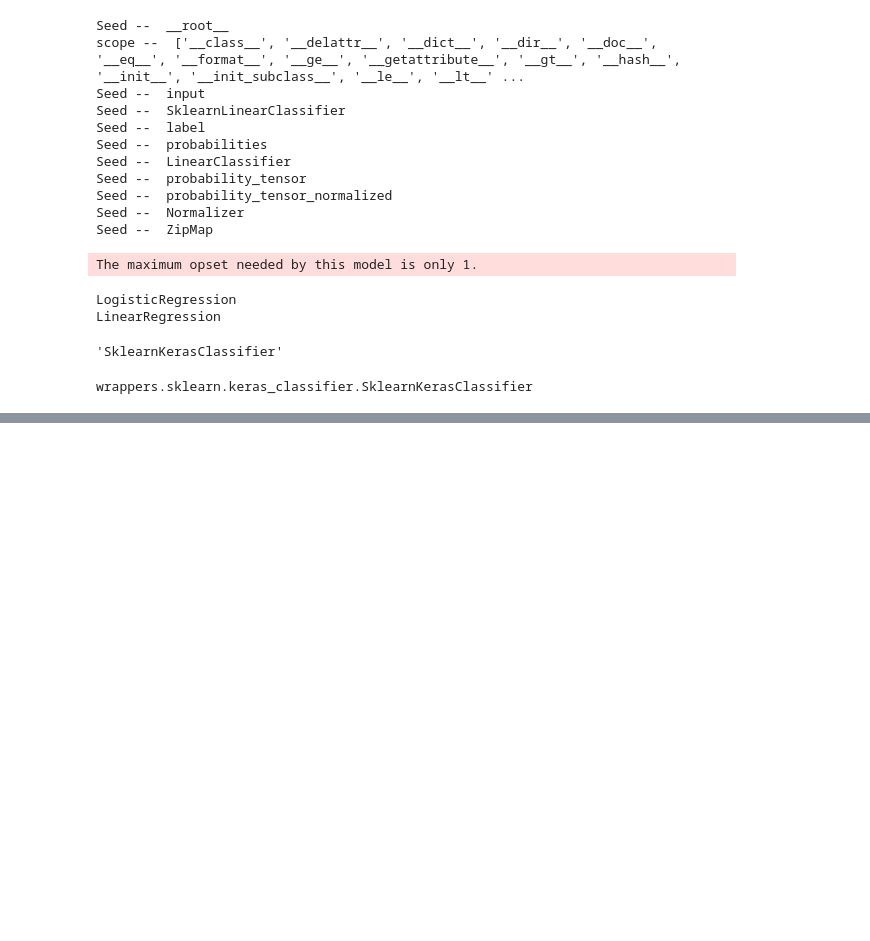
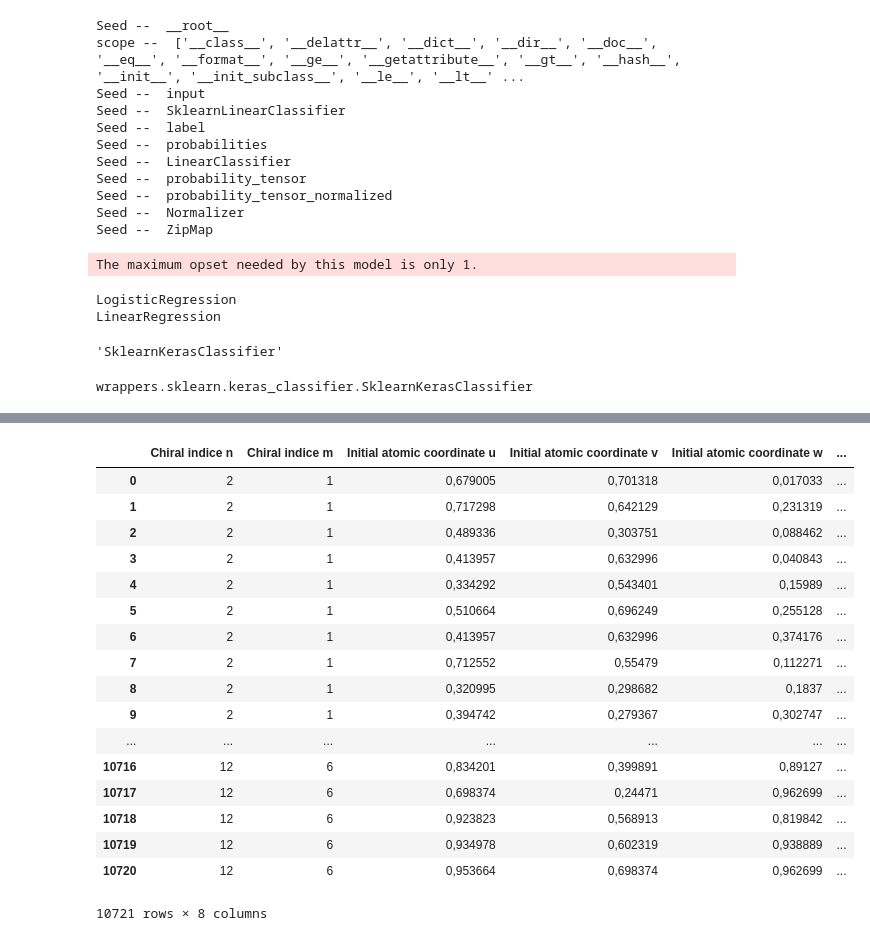
Before and after one commit to shakkeel1330/cook-imly, a Jupyter notebook: imly/experiment.ipynb, the cells around one changed output, grey strips where cells are left out. Saved outputs shown, nothing was run; the diff lists cells and outputs as text; code cells hidden in the pictures; blank space fills up the shorter version.

```diff
--- a/imly/experiment.ipynb
+++ b/imly/experiment.ipynb
@@ -662,0 +862,27 @@ module_path = 'sklearn_keras_classifier'
+# %%
+import pandas as pd
+url = "../data/uci_carbon_nanotubes.csv"
+data = pd.read_csv(url, delimiter=";")
+data
+# frames = [X, Y]
+# data = pd.concat(frames, axis=1)
+# data.to_csv('../data/uci_auto_mpg.csv')
+# %% [output]
+|  | Chiral indice n | Chiral indice m | Initial atomic coordinate u | Initial atomic coordinate v | Initial atomic coordinate w | ... |
+| 0 | 2 | 1 | 0,679005 | 0,701318 | 0,017033 | ... |
+| 1 | 2 | 1 | 0,717298 | 0,642129 | 0,231319 | ... |
+| 2 | 2 | 1 | 0,489336 | 0,303751 | 0,088462 | ... |
+| 3 | 2 | 1 | 0,413957 | 0,632996 | 0,040843 | ... |
+| 4 | 2 | 1 | 0,334292 | 0,543401 | 0,15989 | ... |
+| 5 | 2 | 1 | 0,510664 | 0,696249 | 0,255128 | ... |
+| 6 | 2 | 1 | 0,413957 | 0,632996 | 0,374176 | ... |
+| 7 | 2 | 1 | 0,712552 | 0,55479 | 0,112271 | ... |
+| 8 | 2 | 1 | 0,320995 | 0,298682 | 0,1837 | ... |
+| 9 | 2 | 1 | 0,394742 | 0,279367 | 0,302747 | ... |
+| ... | ... | ... | ... | ... | ... | ... |
+| 10716 | 12 | 6 | 0,834201 | 0,399891 | 0,89127 | ... |
+| 10717 | 12 | 6 | 0,698374 | 0,24471 | 0,962699 | ... |
+| 10718 | 12 | 6 | 0,923823 | 0,568913 | 0,819842 | ... |
+| 10719 | 12 | 6 | 0,934978 | 0,602319 | 0,938889 | ... |
+| 10720 | 12 | 6 | 0,953664 | 0,698374 | 0,962699 | ... |
+10721 rows × 8 columns
```
Also changed, not shown: parts of 23 cells of this notebook, 2 other files.
